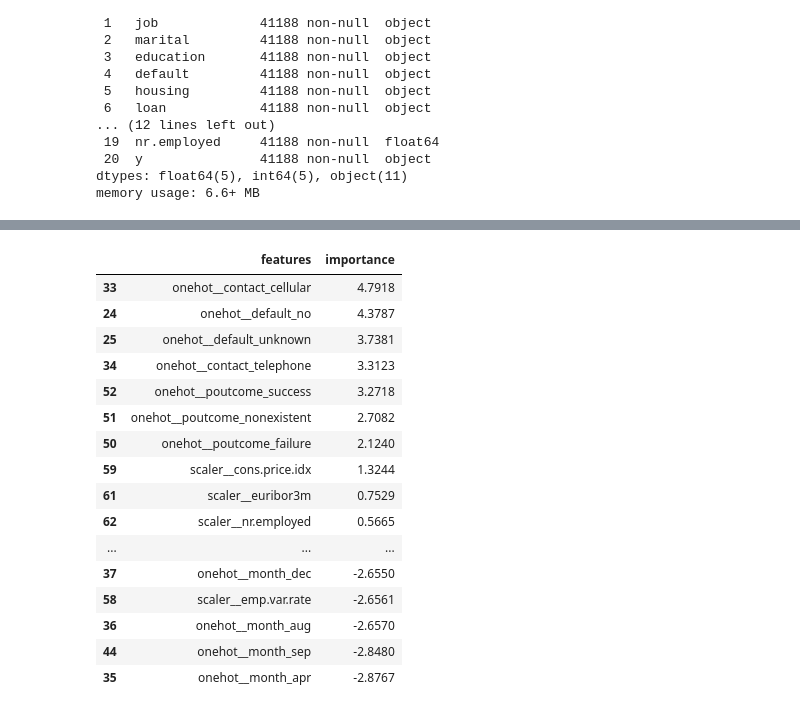
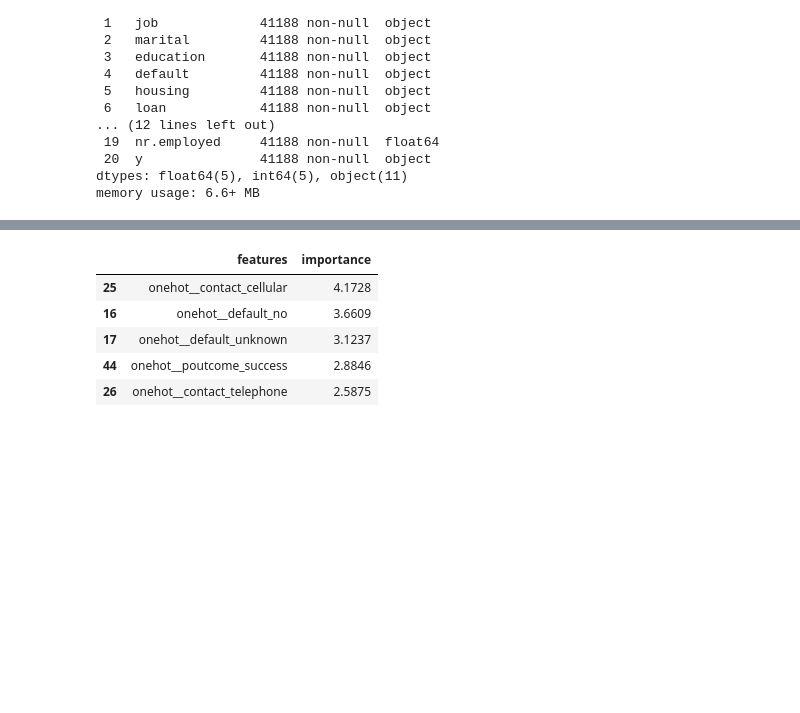
Before and after one commit to Daria-Lytvynenko/ML_course, a Jupyter notebook: Mid_term_Project.ipynb, the cells around one changed output, grey strips where cells are left out. Drawn from its saved outputs; the diff is of its cells as text; code cells hidden in the pictures; blank space fills up the shorter version.

```diff
--- a/Mid_term_Project.ipynb
+++ b/Mid_term_Project.ipynb
@@ -190,4 +289,7 @@ categories=['unknown','illiterate','basic.4y', 'high.school', 'basic.6y',
 # %%
+poly_features = Pipeline(steps=[
+    ('poly_feat', PolynomialFeatures(degree=2))
+])
 numeric_transformer=Pipeline(steps=[('scaler', StandardScaler())])
 one_hot_enc=Pipeline(steps=[('onehot', OneHotEncoder())])
 ordinal_enc=Pipeline(steps=[('ordinal', OrdinalEncoder(categories=[categories]))])
@@ -195,11 +297,12 @@ ordinal_enc=Pipeline(steps=[('ordinal', OrdinalEncoder(categories=[categories]))
 preprocessor=ColumnTransformer(transformers=[
                                             ('onehot', one_hot_enc, categorical_cols),
                                             ('ordinal', ordinal_enc, ordinal_col),
+                                            ('poly_feat', poly_features, numeric_cols ),
                                             ('scaler', numeric_transformer, numeric_cols)
 ])
 
 model_pipeline=Pipeline(steps=[('preprocessor', preprocessor),
-                              ('classifier', LogisticRegression(solver='liblinear',  penalty='l1'))])
+                              ('classifier', LogisticRegression(solver='liblinear',  penalty='l1', class_weight={1:8, 0:1}))])
 # %%
 model_pipeline.fit(X_train, y_train)
 pred=model_pipeline.predict(X_train)
@@ -312,7 +372,7 @@ X_test_smenc=pd.DataFrame(preprocessor.transform(X_test), columns=preprocessor.g
 smenc=SMOTENC(random_state=42, categorical_features=features)
 X_train_smenc, y_train_smenc=smenc.fit_resample(X_train_smenc, y_train)
 # %%
-logreg=LogisticRegression(solver='liblinear',  penalty='l2')
+logreg=LogisticRegression(solver='liblinear',  penalty='l1')
 logreg.fit(X_train_smenc, y_train_smenc)
 pred=logreg.predict(X_train_smenc)
 pred_proba=logreg.predict_proba(X_train_smenc)[:,1]
@@ -376,23 +417,12 @@ unknown
 # %%
-logreg_list.head(30)
+logreg_list.head()
 # %% [output]
 |  | features | importance |
-| 33 | onehot__contact_cellular | 4.7918 |
-| 24 | onehot__default_no | 4.3787 |
-| 25 | onehot__default_unknown | 3.7381 |
-| 34 | onehot__contact_telephone | 3.3123 |
-| 52 | onehot__poutcome_success | 3.2718 |
-| 51 | onehot__poutcome_nonexistent | 2.7082 |
-| 50 | onehot__poutcome_failure | 2.1240 |
-| 59 | scaler__cons.price.idx | 1.3244 |
-| 61 | scaler__euribor3m | 0.7529 |
-| 62 | scaler__nr.employed | 0.5665 |
-| ... | ... | ... |
-| 37 | onehot__month_dec | -2.6550 |
-| 58 | scaler__emp.var.rate | -2.6561 |
-| 36 | onehot__month_aug | -2.6570 |
-| 44 | onehot__month_sep | -2.8480 |
-| 35 | onehot__month_apr | -2.8767 |
+| 25 | onehot__contact_cellular | 4.1728 |
+| 16 | onehot__default_no | 3.6609 |
+| 17 | onehot__default_unknown | 3.1237 |
+| 44 | onehot__poutcome_success | 2.8846 |
+| 26 | onehot__contact_telephone | 2.5875 |
 # %%
 for i in train.select_dtypes(include='object').columns:
   print(train[i].value_counts())
```
Also changed, not shown: parts of 32 cells of this notebook.
